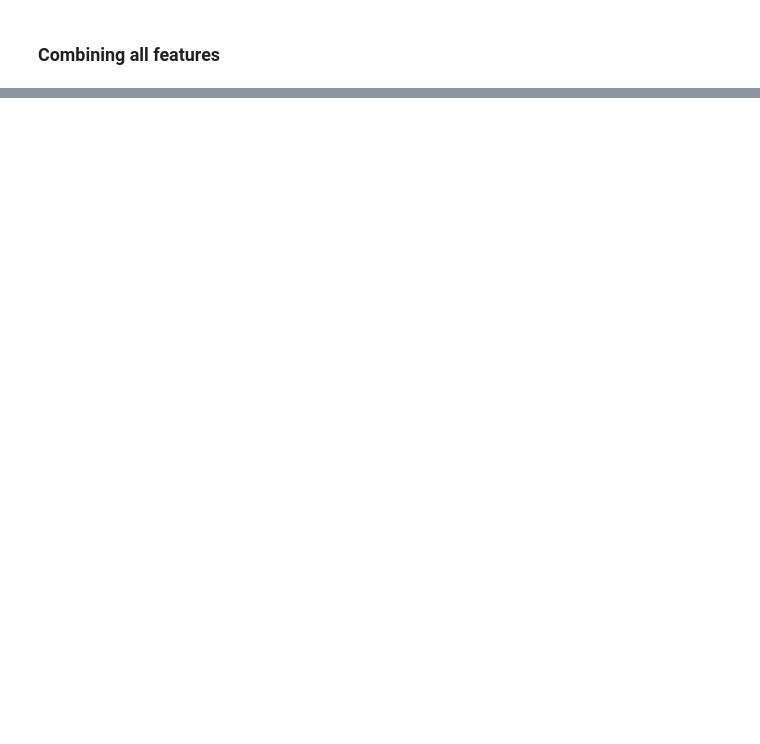
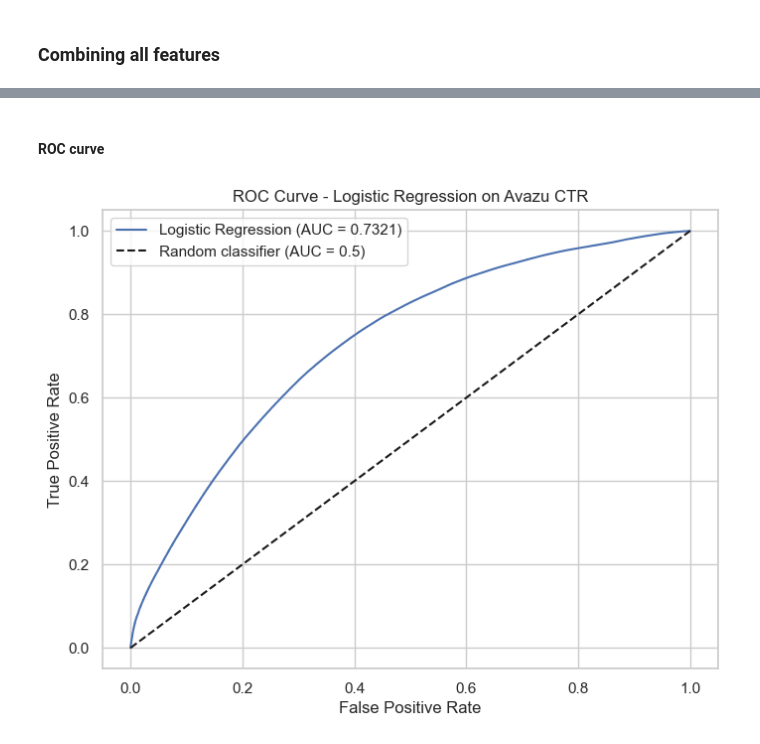
Before and after one commit to xJadzix/ctr-prediction, a Jupyter notebook: notebooks/03_feature_engineering.ipynb, the cells around one changed output, grey strips where cells are left out. Cells and saved outputs as stored; diff of their text form; code cells hidden in the pictures; blank space fills up the shorter version.

Commit message:
feat: add baseline logistic regression with feature engineering

```diff
--- a/notebooks/03_feature_engineering.ipynb
+++ b/notebooks/03_feature_engineering.ipynb
@@ -525,0 +463,9 @@ Training time on 1M sample: 34.3s
+# %%
+# Predict probabilities on val
+print(f"Predicting on val...")
+y_val_pred_proba = model.predict_proba(X_val_final)[:, 1] # we want to get probability for class 1
+
+# Check predictions should be in [0,1]
+print(f"Prediction range: [{y_val_pred_proba.min():.4f},{y_val_pred_proba.max():.4f}]")
+print(f"Mean prediction: {y_val_pred_proba.mean():.4f}")
+print(f"Val CTR (actual): {y_val.mean():.4f}")
@@ -525,0 +520,18 @@ Training time on 1M sample: 34.3s
+# %% [markdown]
+#### ROC curve
+# %%
+from sklearn.metrics import roc_curve
+
+fpr, tpr, thresholds = roc_curve(y_val, y_val_pred_proba)
+
+plt.figure(figsize=(8, 6))
+plt.plot(fpr,tpr,label=f"Logistic Regression (AUC = {auc_model:.4})")
+plt.plot([0,1], [0,1], "k--", label="Random classifier (AUC = 0.5)")
+plt.xlabel("False Positive Rate")
+plt.ylabel("True Positive Rate")
+plt.title("ROC Curve - Logistic Regression on Avazu CTR")
+plt.legend()
+plt.grid(True)
+plt.show()
+# %% [output]
+[figure, added]
```
Also changed, not shown: parts of 30 cells of this notebook.
